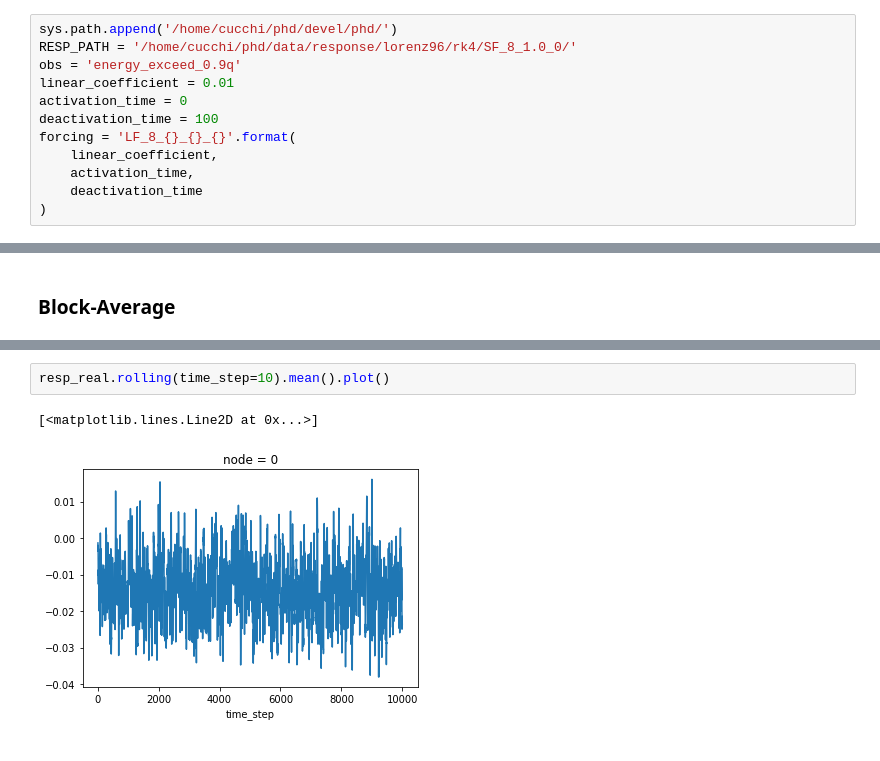
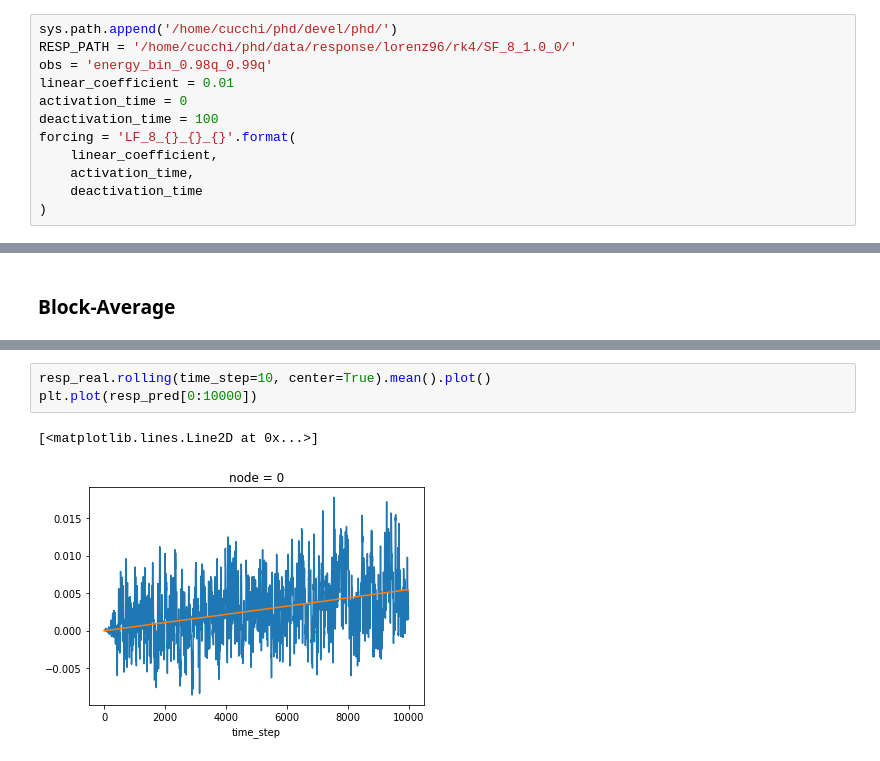
Before and after one commit to mcucchi9/exotic, a Jupyter notebook: notebooks/prediction_linear_forcing.ipynb, the cells around one changed output, grey strips where cells are left out. Cells and saved outputs as stored; diff of their text form.

```diff
--- a/notebooks/prediction_linear_forcing.ipynb
+++ b/notebooks/prediction_linear_forcing.ipynb
@@ -14,7 +14,7 @@ import matplotlib.pyplot as plt
 # %%
 sys.path.append('/home/cucchi/phd/devel/phd/')
 RESP_PATH = '/home/cucchi/phd/data/response/lorenz96/rk4/SF_8_1.0_0/'
-obs = 'energy_exceed_0.9q'
+obs = 'energy_bin_0.98q_0.99q'
 linear_coefficient = 0.01
 activation_time = 0
 deactivation_time = 100
@@ -132,5 +168,6 @@ KeyError: 'time'
 # %%
-resp_real.rolling(time_step=10).mean().plot()
+resp_real.rolling(time_step=10, center=True).mean().plot()
+plt.plot(resp_pred[0:10000])
 # %% [output]
 [<matplotlib.lines.Line2D at 0x...>]
-[figure, old version]
+[figure, new version]
```
Also changed, not shown: parts of 17 cells of this notebook, 3 other files.
